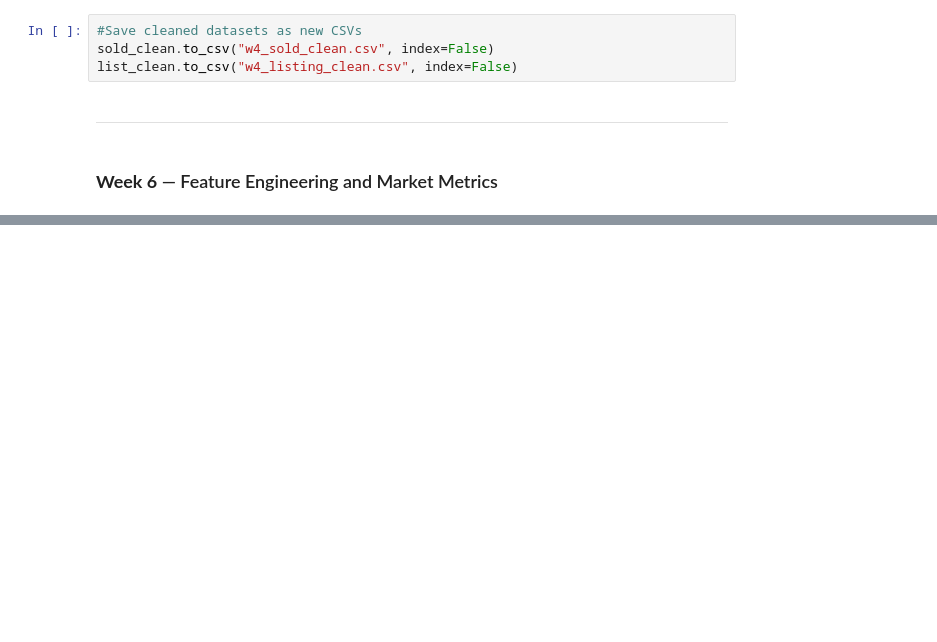
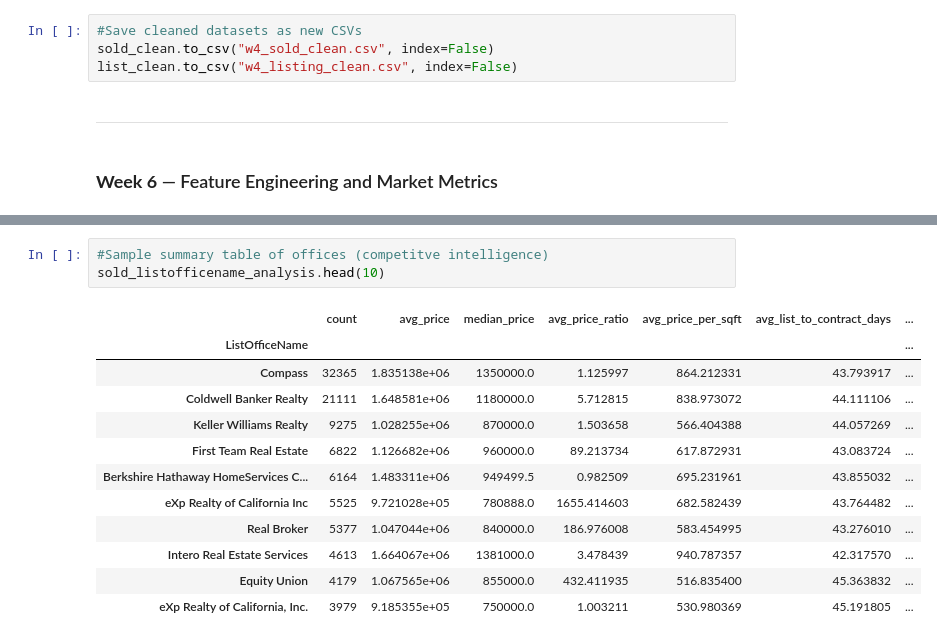
Before and after one commit to yuliLinn/IDX_YuLi, a Jupyter notebook: MLS_project_yuliLinn.ipynb, the cells around one changed output, grey strips where cells are left out. Saved outputs shown, nothing was run; the diff lists cells and outputs as text; blank space fills up the shorter version.

```diff
--- a/MLS_project_yuliLinn.ipynb
+++ b/MLS_project_yuliLinn.ipynb
@@ -858,0 +981,16 @@ list_clean.to_csv("w4_listing_clean.csv", index=False)
+# %%
+#Sample summary table of offices (competitve intelligence)
+sold_listofficename_analysis.head(10)
+# %% [output]
+|  | count | avg_price | median_price | avg_price_ratio | avg_price_per_sqft | avg_list_to_contract_days | ... |
+| ListOfficeName |  |  |  |  |  |  | ... |
+| Compass | 32365 | 1.835138e+06 | 1350000.0 | 1.125997 | 864.212331 | 43.793917 | ... |
+| Coldwell Banker Realty | 21111 | 1.648581e+06 | 1180000.0 | 5.712815 | 838.973072 | 44.111106 | ... |
+| Keller Williams Realty | 9275 | 1.028255e+06 | 870000.0 | 1.503658 | 566.404388 | 44.057269 | ... |
+| First Team Real Estate | 6822 | 1.126682e+06 | 960000.0 | 89.213734 | 617.872931 | 43.083724 | ... |
+| Berkshire Hathaway HomeServices C... | 6164 | 1.483311e+06 | 949499.5 | 0.982509 | 695.231961 | 43.855032 | ... |
+| eXp Realty of California Inc | 5525 | 9.721028e+05 | 780888.0 | 1655.414603 | 682.582439 | 43.764482 | ... |
+| Real Broker | 5377 | 1.047044e+06 | 840000.0 | 186.976008 | 583.454995 | 43.276010 | ... |
+| Intero Real Estate Services | 4613 | 1.664067e+06 | 1381000.0 | 3.478439 | 940.787357 | 42.317570 | ... |
+| Equity Union | 4179 | 1.067565e+06 | 855000.0 | 432.411935 | 516.835400 | 45.363832 | ... |
+| eXp Realty of California, Inc. | 3979 | 9.185355e+05 | 750000.0 | 1.003211 | 530.980369 | 45.191805 | ... |
```
Also changed, not shown: parts of 12 cells of this notebook, 1 other file.
